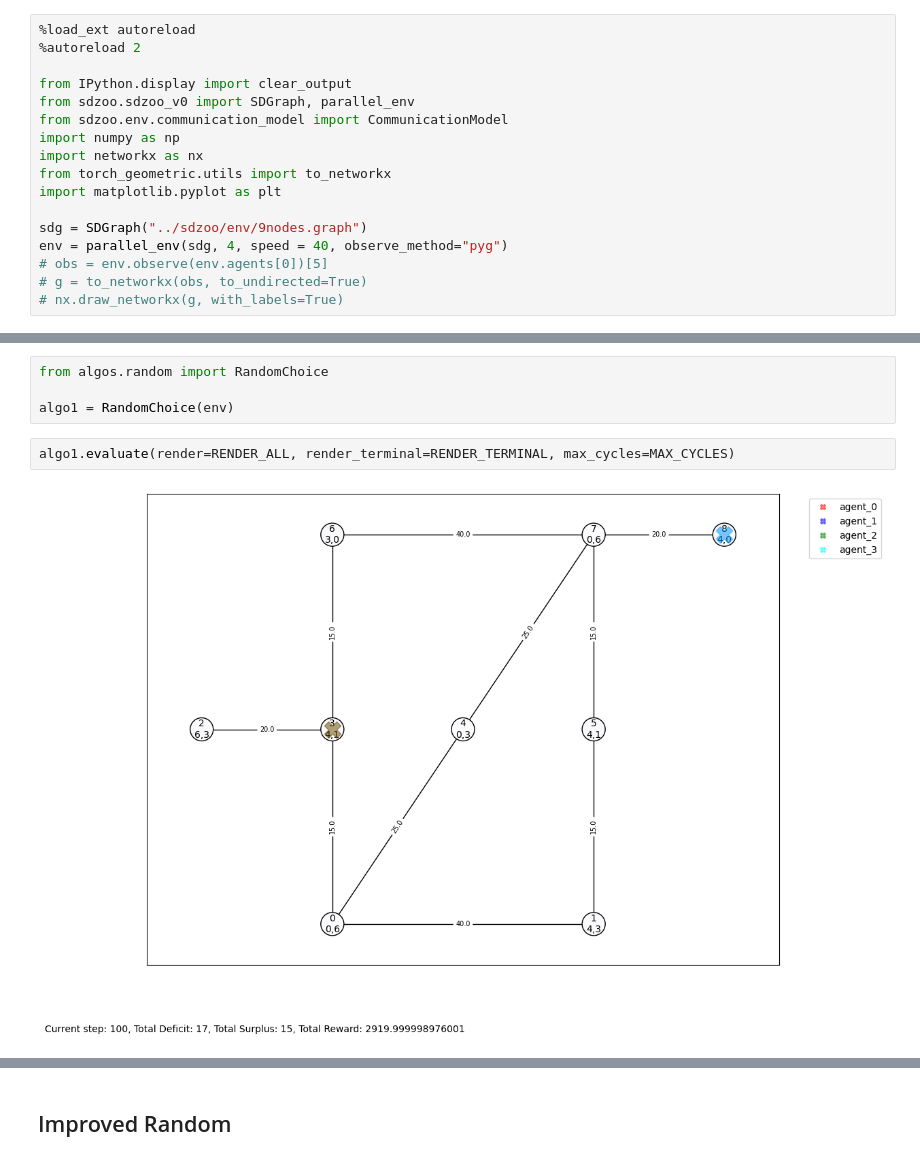
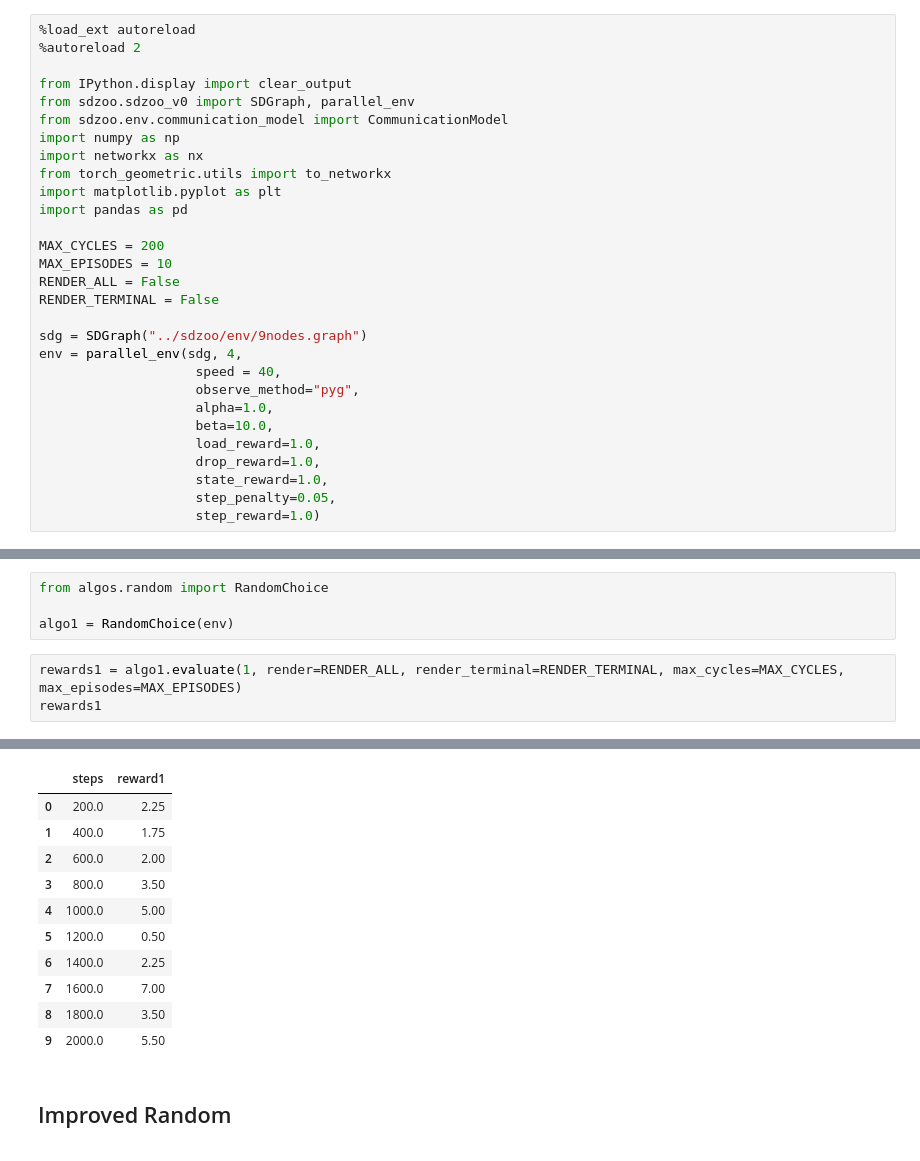
Before and after one commit to gyaanantia/thesis_work, a Jupyter notebook: heuristics/random.ipynb, the cells around one changed output, grey strips where cells are left out. Drawn from its saved outputs; the diff is of its cells as text.

```diff
--- a/heuristics/random.ipynb
+++ b/heuristics/random.ipynb
@@ -9,12 +9,24 @@ import numpy as np
 import networkx as nx
 from torch_geometric.utils import to_networkx
 import matplotlib.pyplot as plt
+import pandas as pd
+
+MAX_CYCLES = 200
+MAX_EPISODES = 10
+RENDER_ALL = False
+RENDER_TERMINAL = False
 
 sdg = SDGraph("../sdzoo/env/9nodes.graph")
-env = parallel_env(sdg, 4, speed = 40, observe_method="pyg")
-# obs = env.observe(env.agents[0])[5]
-# g = to_networkx(obs, to_undirected=True)
-# nx.draw_networkx(g, with_labels=True)
+env = parallel_env(sdg, 4,
+                    speed = 40,
+                    observe_method="pyg",
+                    alpha=1.0,
+                    beta=10.0,
+                    load_reward=1.0,
+                    drop_reward=1.0,
+                    state_reward=1.0,
+                    step_penalty=0.05,
+                    step_reward=1.0)
 # %%
 env.render()
 # %% [output]
@@ -33,6 +38,6 @@ from algos.random import RandomChoice
 
 algo1 = RandomChoice(env)
 # %%
-algo1.evaluate(render=RENDER_ALL, render_terminal=RENDER_TERMINAL, max_cycles=MAX_CYCLES)
+rewards1 = algo1.evaluate(1, render=RENDER_ALL, render_terminal=RENDER_TERMINAL, max_cycles=MAX_CYCLES, max_episodes=MAX_EPISODES)
+rewards1
 # %% [output]
-[figure, removed]
@@ -39,3 +61,14 @@ algo1.evaluate(render=RENDER_ALL, render_terminal=RENDER_TERMINAL, max_cycles=MA
+|  | steps | reward1 |
+| 0 | 200.0 | 2.25 |
+| 1 | 400.0 | 1.75 |
+| 2 | 600.0 | 2.00 |
+| 3 | 800.0 | 3.50 |
+| 4 | 1000.0 | 5.00 |
+| 5 | 1200.0 | 0.50 |
+| 6 | 1400.0 | 2.25 |
+| 7 | 1600.0 | 7.00 |
+| 8 | 1800.0 | 3.50 |
+| 9 | 2000.0 | 5.50 |
 # %% [markdown]
 ## Improved Random
 # %%
```
Also changed, not shown: parts of 10 cells of this notebook, 7 other files.
